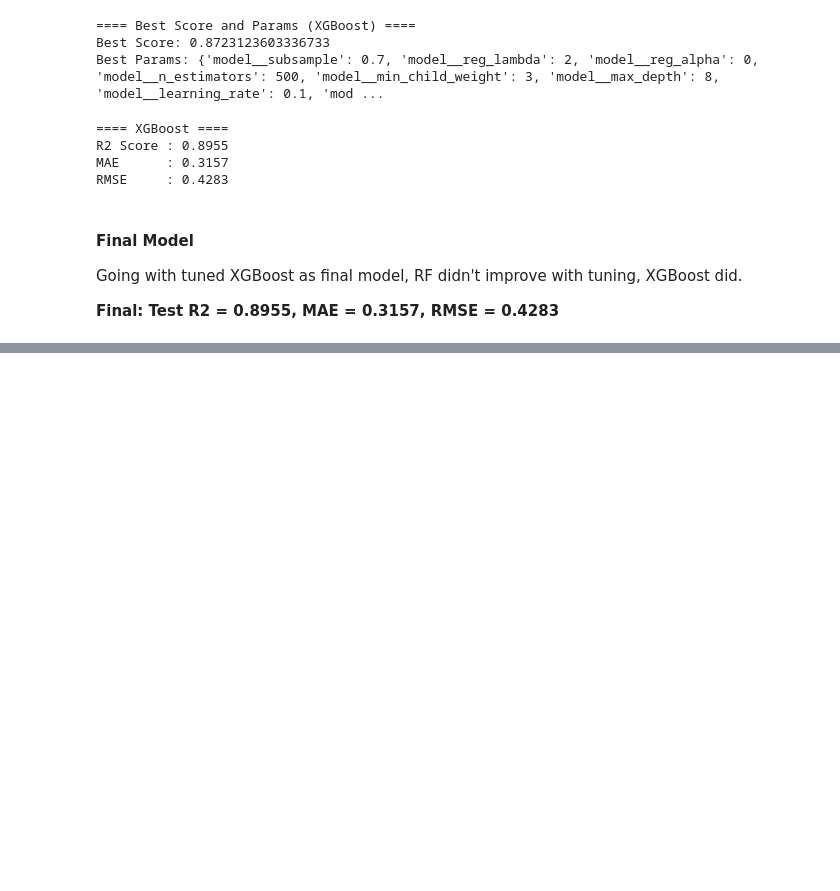
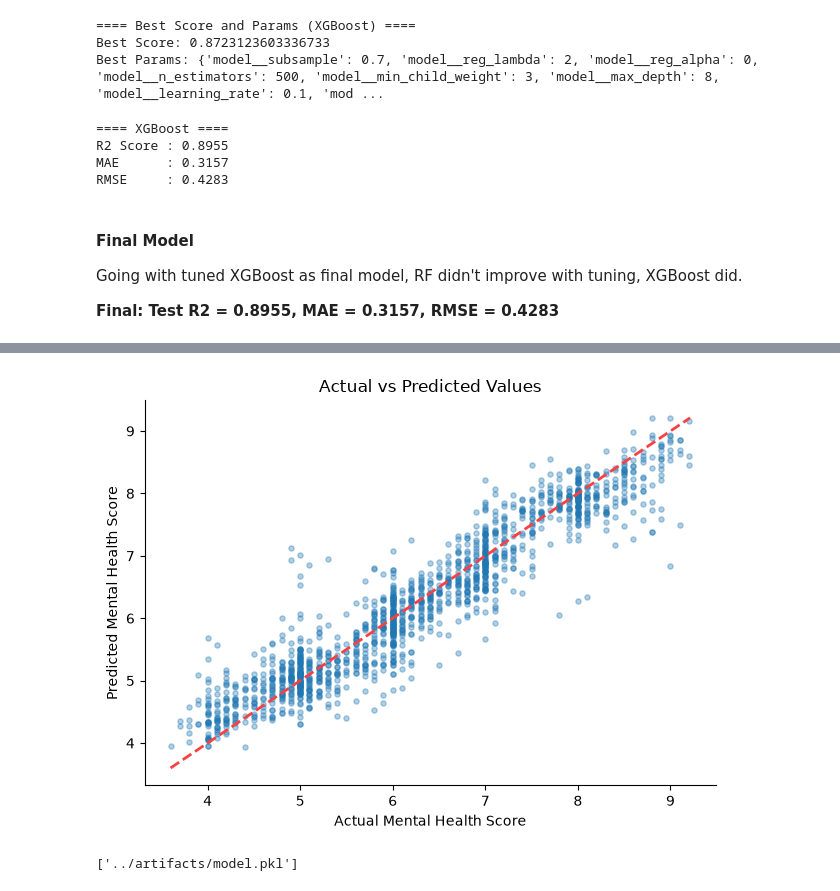
Before and after one commit to ashishpra28/MindWell-Mental-Health-Score-Predictor, a Jupyter notebook: notebook/Mental_Health_Score_Prediction.ipynb, the cells around one changed output, grey strips where cells are left out. Drawn from its saved outputs; the diff is of its cells as text; code cells hidden in the pictures; blank space fills up the shorter version.

```diff
--- a/notebook/Mental_Health_Score_Prediction.ipynb
+++ b/notebook/Mental_Health_Score_Prediction.ipynb
@@ -965,0 +993,27 @@ Going with tuned XGBoost as final model, RF didn't improve with tuning, XGBoost
+# %%
+# Actual vs Predicted scatter plot
+plt.scatter(y_test, final_y_pred_xgb, s=14, alpha=0.35)
+min_v = min(y_test.min(), final_y_pred_xgb.min())
+max_v = max(y_test.max(), final_y_pred_xgb.max())
+plt.plot([min_v, max_v], [min_v, max_v], color='#f94144', linestyle='--', linewidth=2)
+plt.title('Actual vs Predicted Values')
+plt.xlabel('Actual Mental Health Score')
+plt.ylabel('Predicted Mental Health Score')
+sns.despine()
+plt.tight_layout()
+
+# Save figure
+plt.savefig(
+    '../plots/Actual_vs_Predicted.png',
+    dpi=300,
+    bbox_inches='tight'
+)
+
+plt.show()
+# %% [output]
+[figure, added]
+# %%
+# Save the model and preprocessor
+joblib.dump(best_xgb_model, '../artifacts/model.pkl')
+# %% [output]
+['../artifacts/model.pkl']
```
Also changed, not shown: parts of 2 cells of this notebook, 3 other files.
